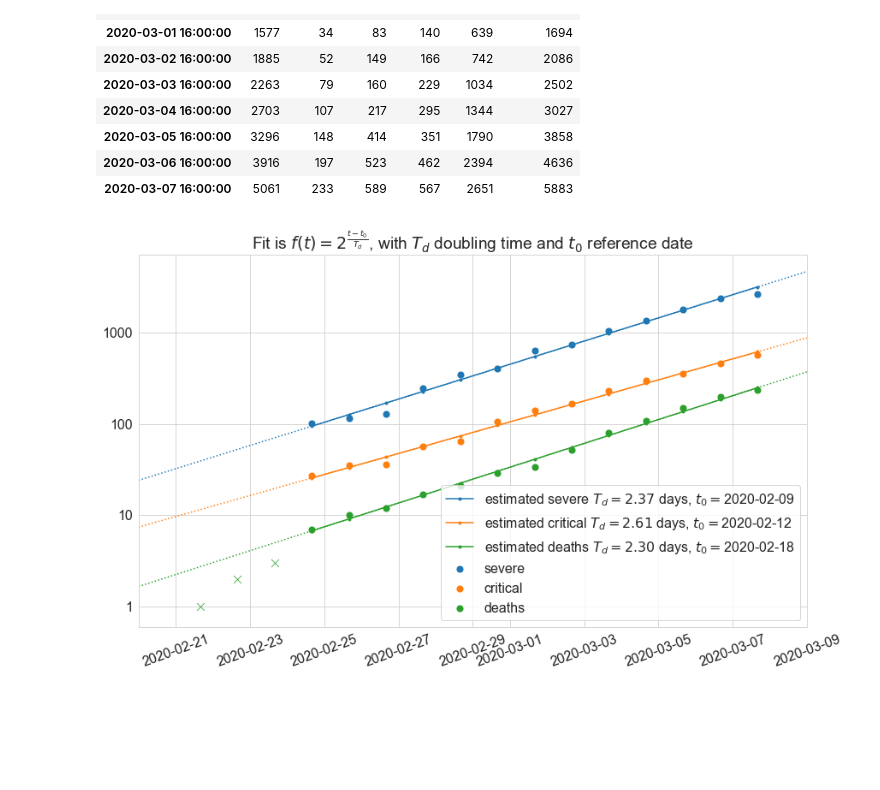
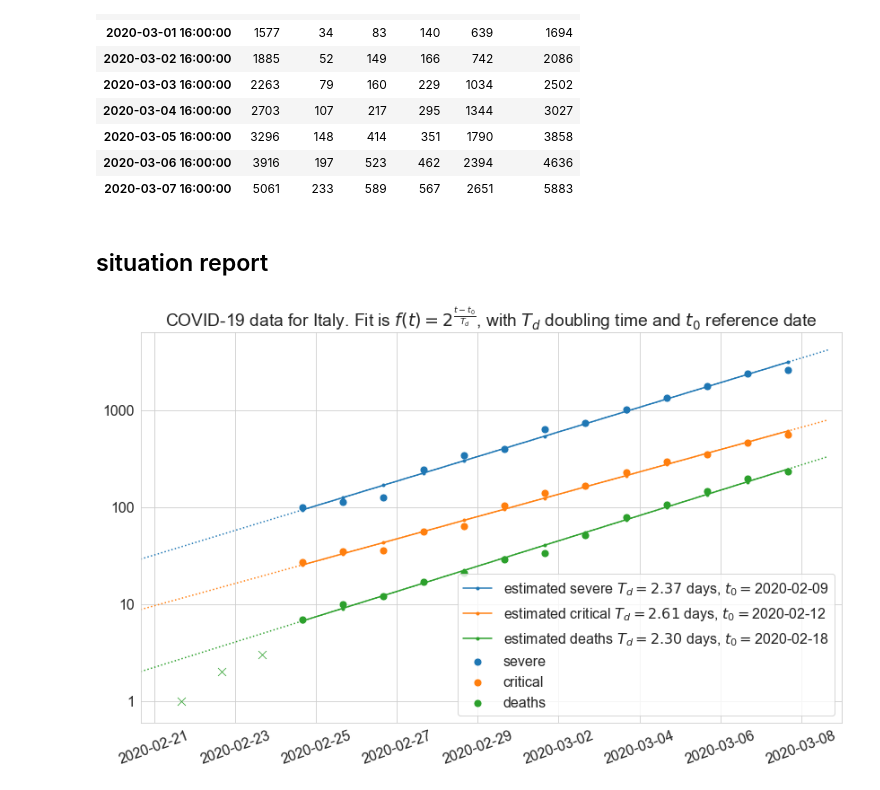
Before and after one commit to alexamici/covid-19-notebooks, a Jupyter notebook: notebooks/italy-situation-report.ipynb, the cells around one changed output. Saved outputs shown, nothing was run; the diff lists cells and outputs as text; code cells hidden in the pictures; blank space fills up the shorter version.

Commit message:
Cleanup charts

```diff
--- a/notebooks/italy-situation-report.ipynb
+++ b/notebooks/italy-situation-report.ipynb
@@ -39,14 +41,19 @@ data
 | 2020-03-05 16:00:00 | 3296 | 148 | 414 | 351 | 1790 | 3858 |
 | 2020-03-06 16:00:00 | 3916 | 197 | 523 | 462 | 2394 | 4636 |
 | 2020-03-07 16:00:00 | 5061 | 233 | 589 | 567 | 2651 | 5883 |
+# %% [markdown]
+## situation report
+# %%
+START_FIT = '2020-02-24'
+EXTRAPOLTATE = ('2020-02-20T16:00', '2020-03-09')
+# %%
+fits = {}
+for column in ['severe', 'critical', 'deaths']:
+    fits[column] = covid19.fit.ExponentialFit.from_frame(column, data, start=START_FIT)
 # %%
-START_FIT = '2020-02-24'
-EXTRAPOLTATE = ('2020-02-20', '2020-03-09')
+for column, color in zip(fits, sns.color_palette()):
+    ax = covid19.plot.plot(data[column], fits[column], label=column, extrapolate=EXTRAPOLTATE, color=color, yscale='log')
 
-fits = {}
-for column, color in zip(['severe', 'critical', 'deaths'], sns.color_palette()):
-    fits[column] = covid19.fit.ExponentialFit.from_frame(column, data, start=START_FIT)
-    ax = covid19.plot.plot(data[column], fits[column], label=column, extrapolate=EXTRAPOLTATE, color=color)
-_ = ax.set(title=r'Fit is $f(t) = 2 ^ \frac{t - t_0}{T_d}$, with $T_d$ doubling time and $t_0$ reference date')
+_ = ax.set(title=r'COVID-19 data for Italy. Fit is $f(t) = 2 ^ \frac{t - t_0}{T_d}$, with $T_d$ doubling time and $t_0$ reference date')
 # %% [output]
-[figure, old version]
+[figure, new version]
```
Also changed, not shown: parts of 2 cells of this notebook, 1 other file.
